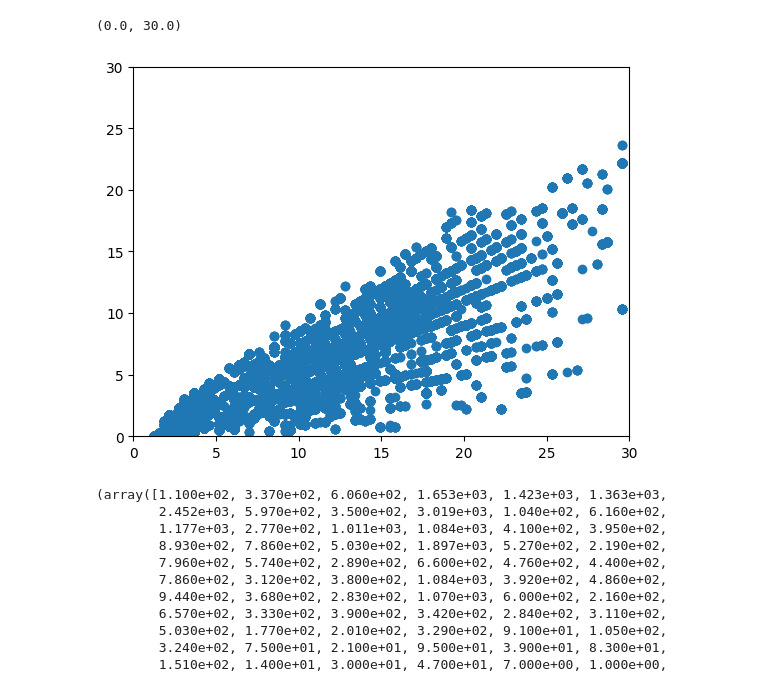
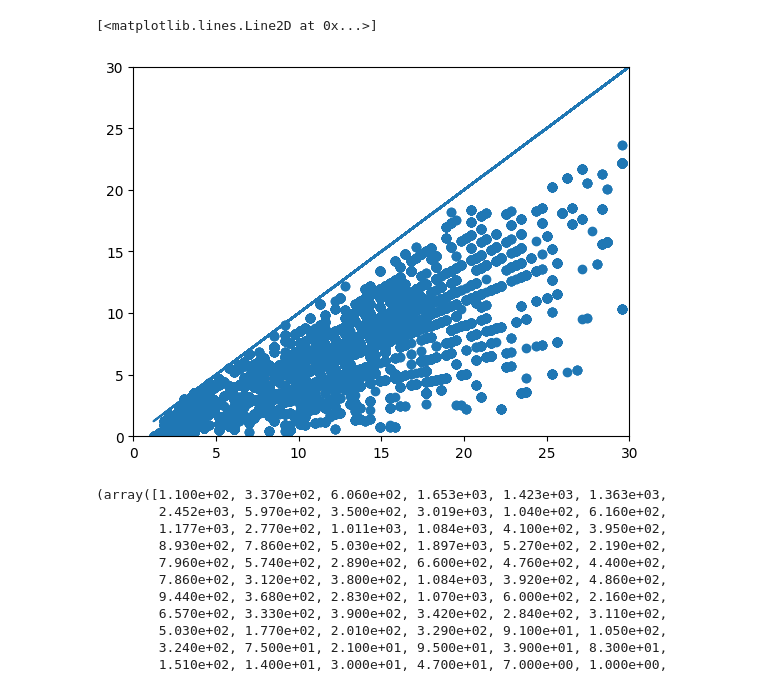
Before and after one commit to SERDP-Closing-Gaps/tree_mapper, a Jupyter notebook: tree_shapes.ipynb, the cells around one changed output. Cells and saved outputs as stored; diff of their text form; code cells hidden in the pictures.

```diff
--- a/tree_shapes.ipynb
+++ b/tree_shapes.ipynb
@@ -30,13 +30,14 @@ for tree in tqdm(tree_population):
 # %%
 import matplotlib.pyplot as plt
 plt.scatter(hs, rs)
 plt.xlim([0,30])
 plt.ylim([0,30])
 
 plt.plot(hs, hs)
+plt.
 # %% [output]
-(0.0, 30.0)
+[<matplotlib.lines.Line2D at 0x...>]
-[figure, old version]
+[figure, new version]
 # %%
 plt.hist(hs, bins=100)
 # %% [output]
```
Also changed, not shown: parts of 1 cell of this notebook, 3 other files.
